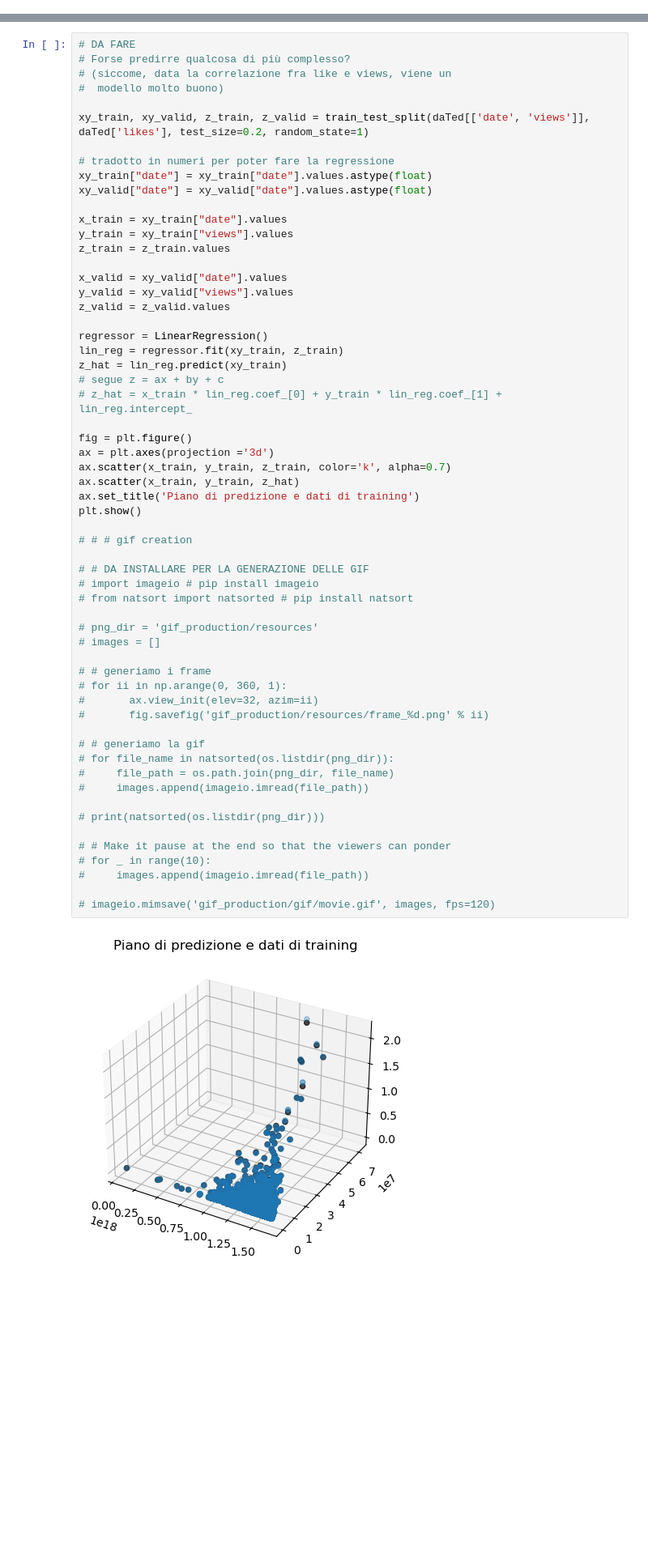
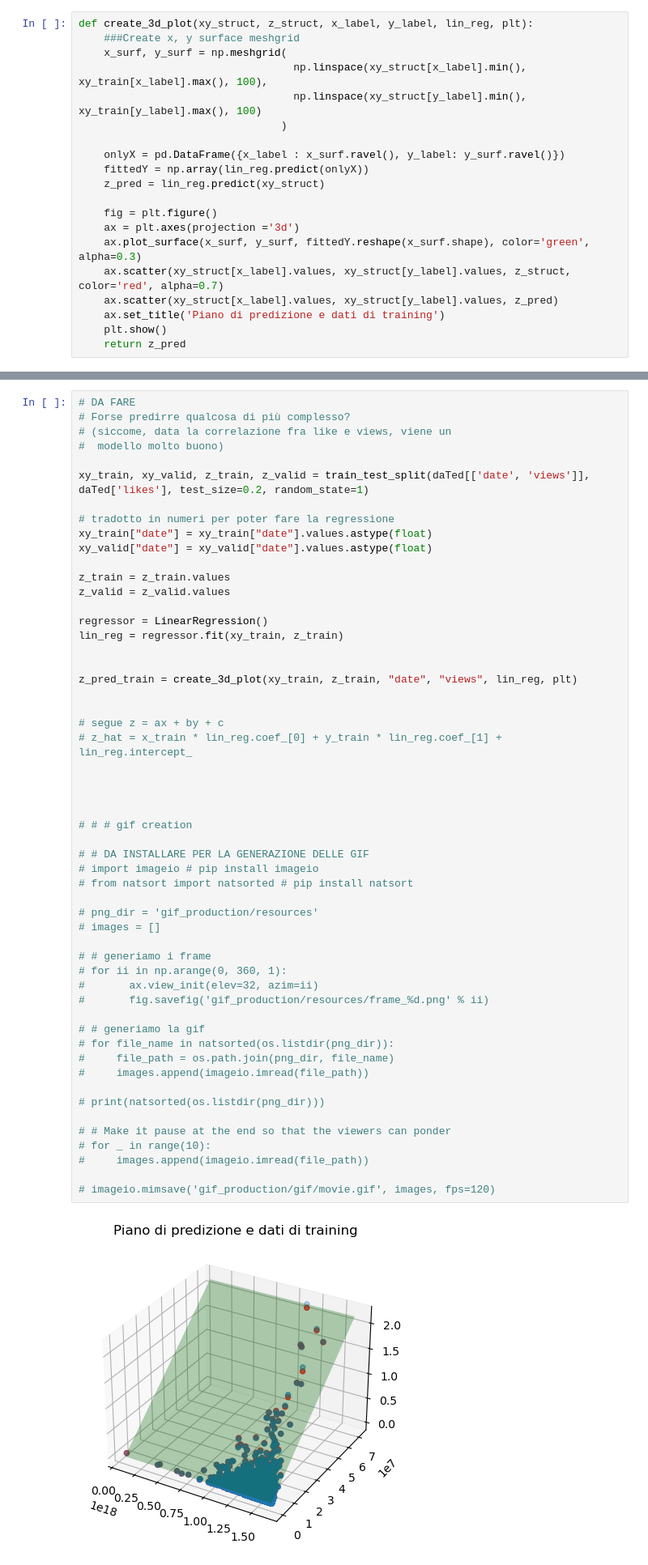
Before and after one commit to InKeaton/DataTed, a Jupyter notebook: data_ted_neo.ipynb, the cells around one changed output, grey strips where cells are left out. Shown: that part at 81% size. Cells and saved outputs as stored; diff of their text form; blank space fills up the shorter version.

Commit message:
Aggiunto 3d plot e il cluster

```diff
--- a/data_ted_neo.ipynb
+++ b/data_ted_neo.ipynb
@@ -76,2 +90,22 @@ def print_chi_squared(obs, exp, name):
+# %%
+def create_3d_plot(xy_struct, z_struct, x_label, y_label, lin_reg, plt):
+    ###Create x, y surface meshgrid
+    x_surf, y_surf = np.meshgrid(
+                                  np.linspace(xy_struct[x_label].min(), xy_train[x_label].max(), 100),
+                                  np.linspace(xy_struct[y_label].min(), xy_train[y_label].max(), 100)
+                                )
+
+    onlyX = pd.DataFrame({x_label : x_surf.ravel(), y_label: y_surf.ravel()})
+    fittedY = np.array(lin_reg.predict(onlyX))
+    z_pred = lin_reg.predict(xy_struct)
+
+    fig = plt.figure()
+    ax = plt.axes(projection ='3d')
+    ax.plot_surface(x_surf, y_surf, fittedY.reshape(x_surf.shape), color='green', alpha=0.3)
+    ax.scatter(xy_struct[x_label].values, xy_struct[y_label].values, z_struct, color='red', alpha=0.7)
+    ax.scatter(xy_struct[x_label].values, xy_struct[y_label].values, z_pred)
+    ax.set_title('Piano di predizione e dati di training')
+    plt.show()
+    return z_pred
 # %% [markdown]
 > ##  Definizione di array globali utilizzati all'interno del notebook
@@ -407,52 +443,47 @@ xy_train, xy_valid, z_train, z_valid = train_test_split(daTed[['date', 'views']]
 xy_train["date"] = xy_train["date"].values.astype(float)
 xy_valid["date"] = xy_valid["date"].values.astype(float)
 
-x_train = xy_train["date"].values
-y_train = xy_train["views"].values
 z_train = z_train.values
-
-x_valid = xy_valid["date"].values
-y_valid = xy_valid["views"].values
 z_valid = z_valid.values
 
 regressor = LinearRegression()
 lin_reg = regressor.fit(xy_train, z_train)
-z_hat = lin_reg.predict(xy_train)
+
+
+z_pred_train = create_3d_plot(xy_train, z_train, "date", "views", lin_reg, plt)
+
+
 # segue z = ax + by + c
 # z_hat = x_train * lin_reg.coef_[0] + y_train * lin_reg.coef_[1] + lin_reg.intercept_
 
-fig = plt.figure()
-ax = plt.axes(projection ='3d')
-ax.scatter(x_train, y_train, z_train, color='k', alpha=0.7)
-ax.scatter(x_train, y_train, z_hat)
-ax.set_title('Piano di predizione e dati di training')
-plt.show()
+
+
 
 # # # gif creation
 
 # # DA INSTALLARE PER LA GENERAZIONE DELLE GIF
 # import imageio # pip install imageio
 # from natsort import natsorted # pip install natsort
 
 # png_dir = 'gif_production/resources'
 # images = []
 
 # # generiamo i frame
 # for ii in np.arange(0, 360, 1):
 #       ax.view_init(elev=32, azim=ii)
 #       fig.savefig('gif_production/resources/frame_%d.png' % ii)
 
 # # generiamo la gif
 # for file_name in natsorted(os.listdir(png_dir)):
 #     file_path = os.path.join(png_dir, file_name)
 #     images.append(imageio.imread(file_path))
 
 # print(natsorted(os.listdir(png_dir)))
 
 # # Make it pause at the end so that the viewers can ponder
 # for _ in range(10):
 #     images.append(imageio.imread(file_path))
 
 # imageio.mimsave('gif_production/gif/movie.gif', images, fps=120)
 # %% [output]
-[figure, old version]
+[figure, new version]
```
Also changed, not shown: parts of 23 cells of this notebook.
